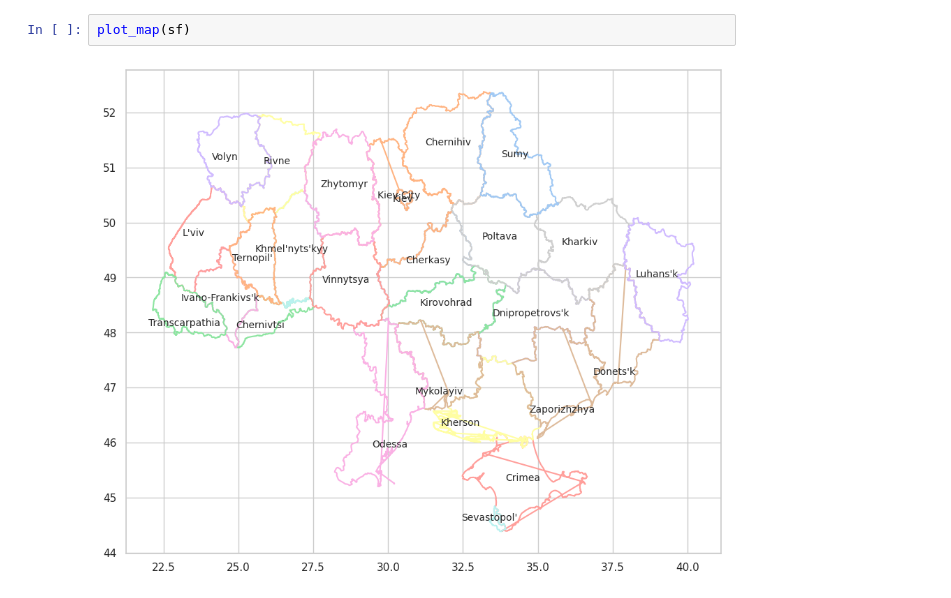
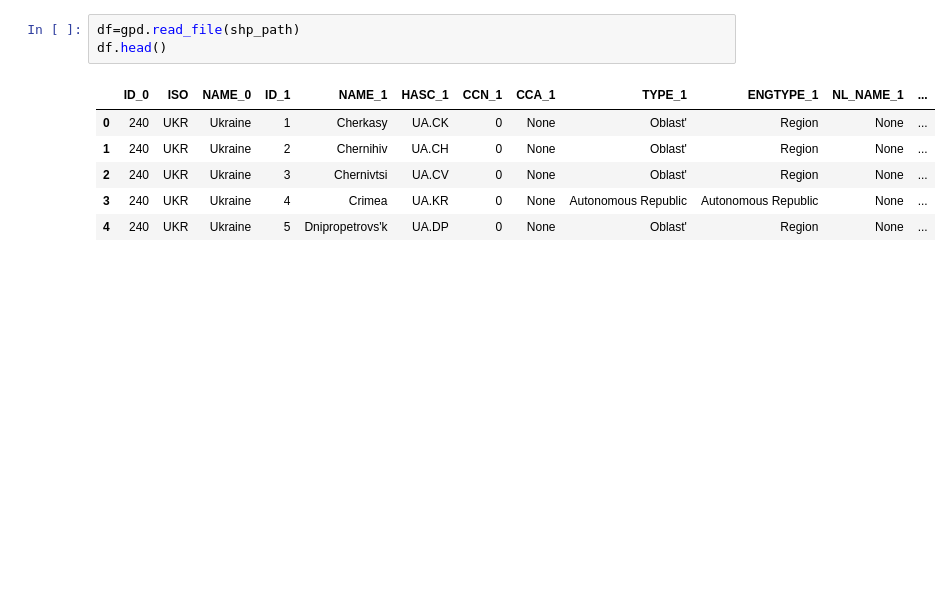
Before and after one commit to alorthius/tarilka, a Jupyter notebook: proj.ipynb, the cells around one changed output. Saved outputs shown, nothing was run; the diff lists cells and outputs as text; blank space fills up the shorter version.

```diff
--- a/proj.ipynb
+++ b/proj.ipynb
@@ -33,4 +9,10 @@ def plot_map(sf, figsize = (11,9)):
-# %%
-plot_map(sf)
-# %% [output]
-[figure, removed]
+# %%
+df=gpd.read_file(shp_path)
+df.head()
+# %% [output]
+|  | ID_0 | ISO | NAME_0 | ID_1 | NAME_1 | HASC_1 | CCN_1 | CCA_1 | TYPE_1 | ENGTYPE_1 | NL_NAME_1 | ... |
+| 0 | 240 | UKR | Ukraine | 1 | Cherkasy | UA.CK | 0 | None | Oblast' | Region | None | ... |
+| 1 | 240 | UKR | Ukraine | 2 | Chernihiv | UA.CH | 0 | None | Oblast' | Region | None | ... |
+| 2 | 240 | UKR | Ukraine | 3 | Chernivtsi | UA.CV | 0 | None | Oblast' | Region | None | ... |
+| 3 | 240 | UKR | Ukraine | 4 | Crimea | UA.KR | 0 | None | Autonomous Republic | Autonomous Republic | None | ... |
+| 4 | 240 | UKR | Ukraine | 5 | Dnipropetrovs'k | UA.DP | 0 | None | Oblast' | Region | None | ... |
```
Also changed, not shown: parts of 7 cells of this notebook.
